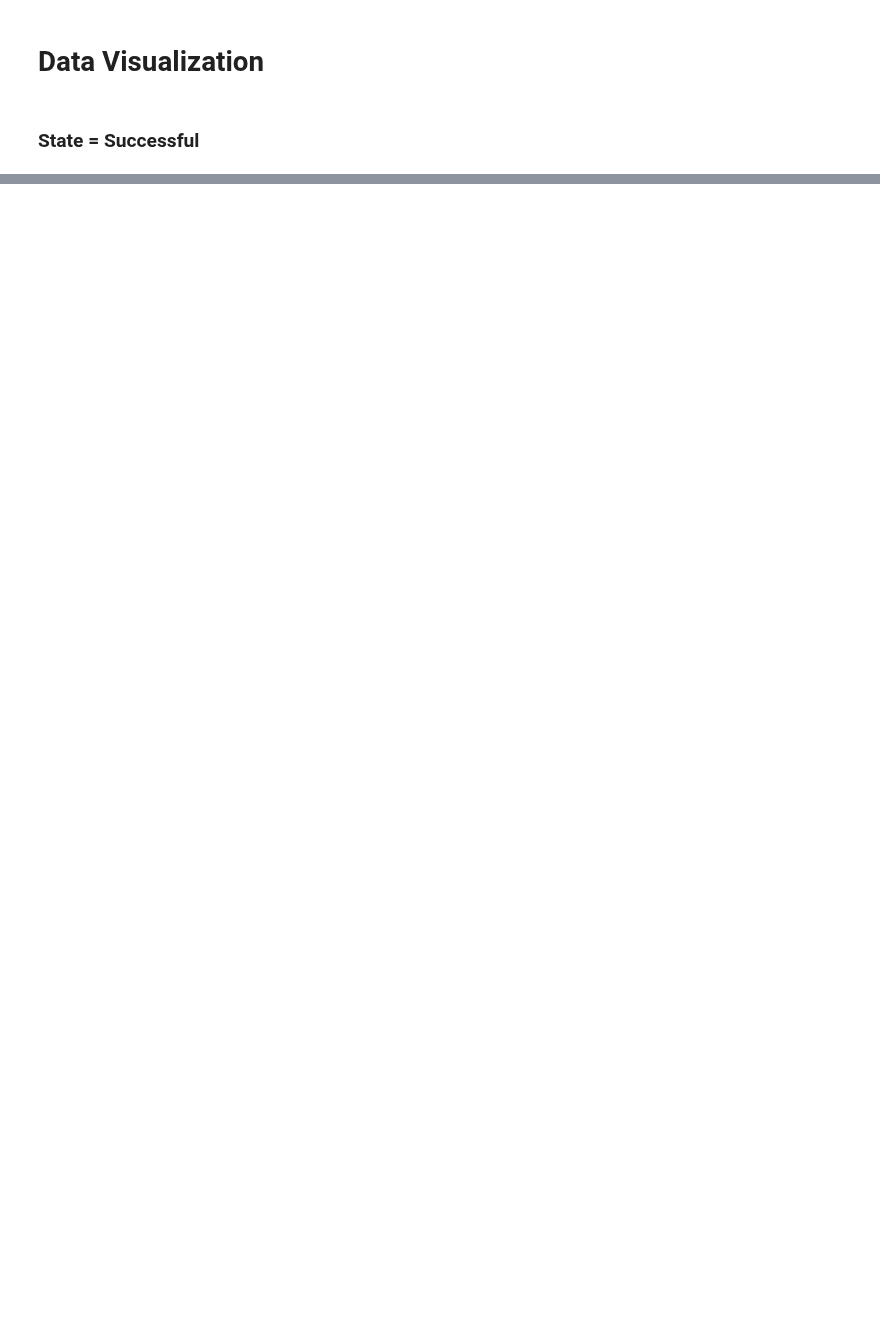
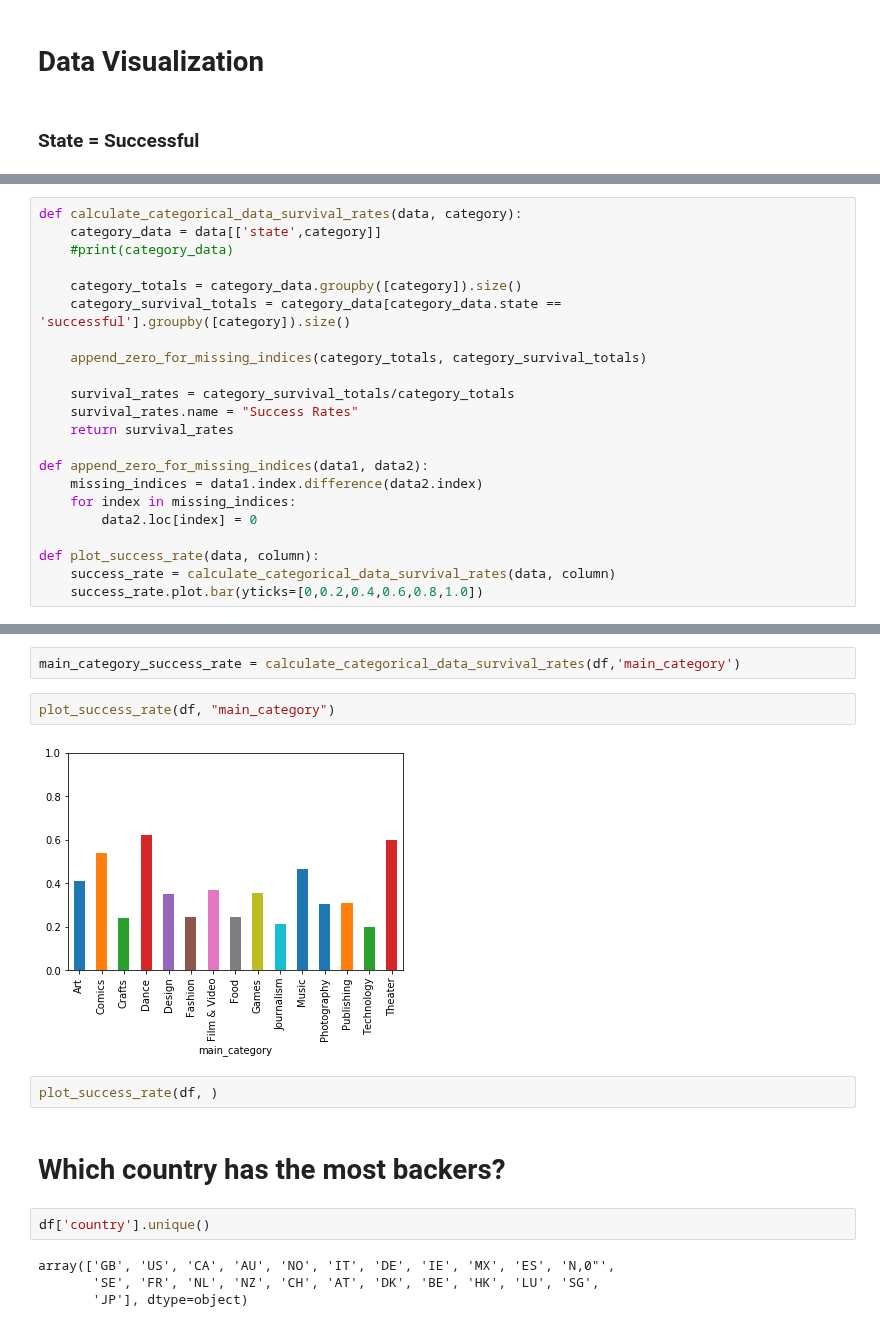
Before and after one commit to ananda39/Group-5, a Jupyter notebook: Test1.ipynb, the cells around one changed output, grey strips where cells are left out. Drawn from its saved outputs; the diff is of its cells as text; blank space fills up the shorter version.

```diff
--- a/Test1.ipynb
+++ b/Test1.ipynb
@@ -144,0 +247,22 @@ show()
+# %%
+def calculate_categorical_data_survival_rates(data, category):
+    category_data = data[['state',category]]
+    #print(category_data)
+
+    category_totals = category_data.groupby([category]).size()
+    category_survival_totals = category_data[category_data.state == 'successful'].groupby([category]).size()
+
+    append_zero_for_missing_indices(category_totals, category_survival_totals)
+
+    survival_rates = category_survival_totals/category_totals
+    survival_rates.name = "Success Rates"
+    return survival_rates
+
+def append_zero_for_missing_indices(data1, data2):
+    missing_indices = data1.index.difference(data2.index)
+    for index in missing_indices:
+        data2.loc[index] = 0
+
+def plot_success_rate(data, column):
+    success_rate = calculate_categorical_data_survival_rates(data, column)
+    success_rate.plot.bar(yticks=[0,0.2,0.4,0.6,0.8,1.0])
@@ -144,0 +276,16 @@ show()
+# %%
+main_category_success_rate = calculate_categorical_data_survival_rates(df,'main_category')
+# %%
+plot_success_rate(df, "main_category")
+# %% [output]
+[figure, added]
+# %%
+plot_success_rate(df, )
+# %% [markdown]
+# Which country has the most backers?
+# %%
+df['country'].unique()
+# %% [output]
+array(['GB', 'US', 'CA', 'AU', 'NO', 'IT', 'DE', 'IE', 'MX', 'ES', 'N,0"',
+       'SE', 'FR', 'NL', 'NZ', 'CH', 'AT', 'DK', 'BE', 'HK', 'LU', 'SG',
+       'JP'], dtype=object)
```
Also changed, not shown: parts of 18 cells of this notebook, 3 other files.
